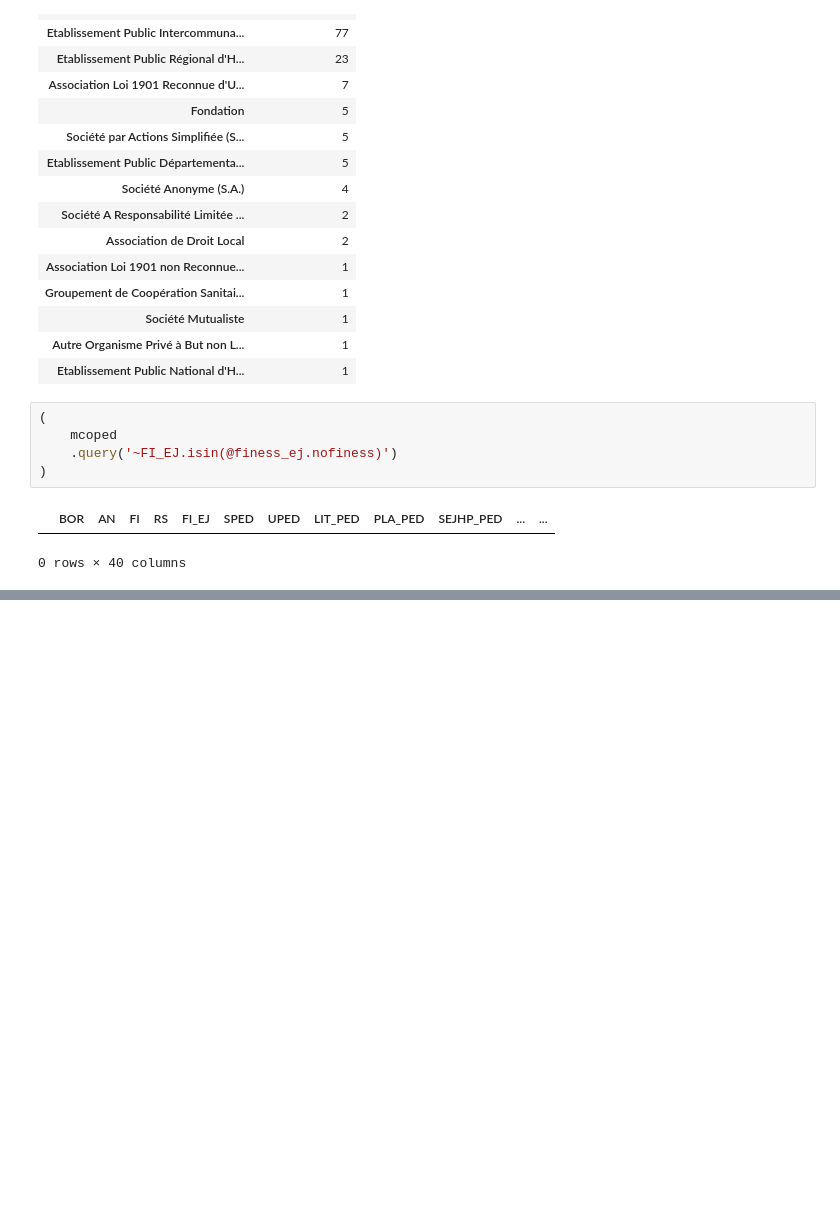
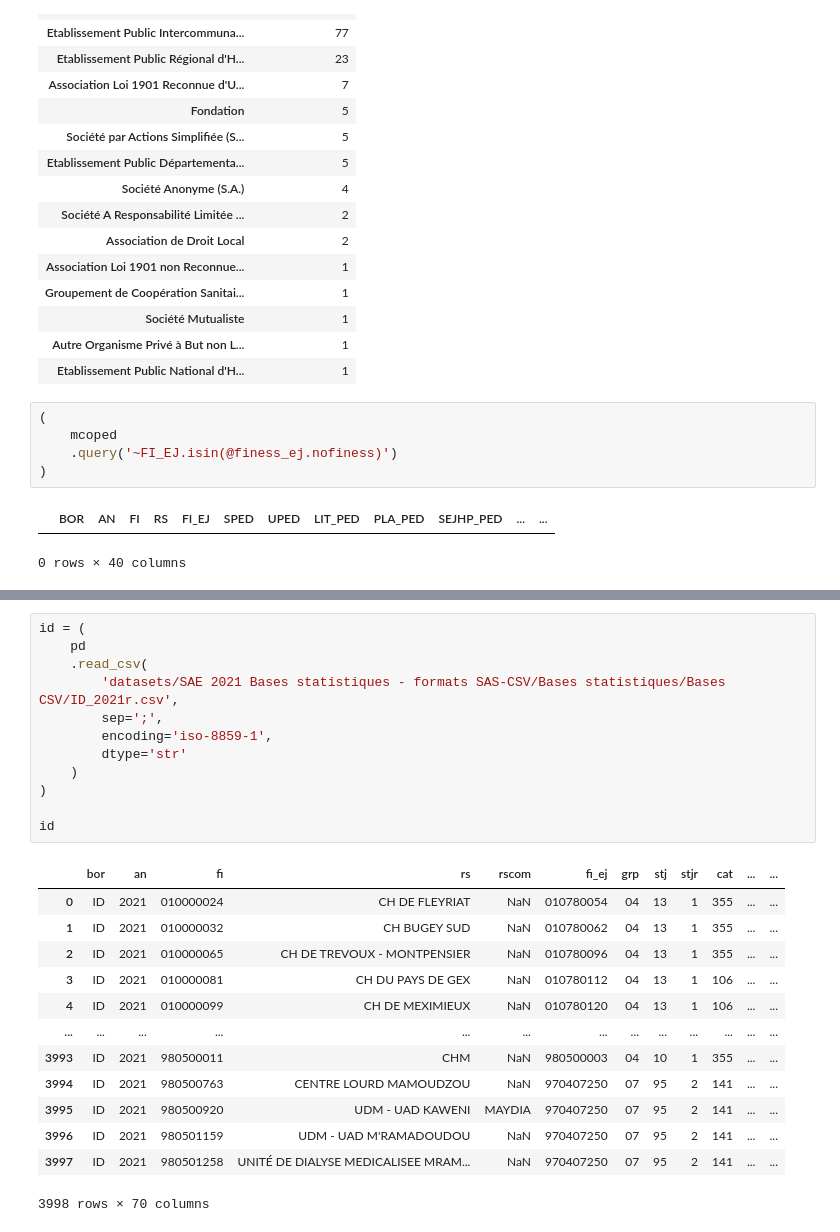
Before and after one commit to taniki/notebooks, a Jupyter notebook: finess/prep_sae.ipynb, the cells around one changed output, grey strips where cells are left out. Drawn from its saved outputs; the diff is of its cells as text; blank space fills up the shorter version.

```diff
--- a/finess/prep_sae.ipynb
+++ b/finess/prep_sae.ipynb
@@ -148,0 +265,26 @@ finess_ej
+# %%
+id = (
+    pd
+    .read_csv(
+        'datasets/SAE 2021 Bases statistiques - formats SAS-CSV/Bases statistiques/Bases CSV/ID_2021r.csv',
+        sep=';',
+        encoding='iso-8859-1',
+        dtype='str'
+    )
+)
+
+id
+# %% [output]
+|  | bor | an | fi | rs | rscom | fi_ej | grp | stj | stjr | cat | ... | ... |
+| 0 | ID | 2021 | 010000024 | CH DE FLEYRIAT | NaN | 010780054 | 04 | 13 | 1 | 355 | ... | ... |
+| 1 | ID | 2021 | 010000032 | CH BUGEY SUD | NaN | 010780062 | 04 | 13 | 1 | 355 | ... | ... |
+| 2 | ID | 2021 | 010000065 | CH DE TREVOUX - MONTPENSIER | NaN | 010780096 | 04 | 13 | 1 | 355 | ... | ... |
+| 3 | ID | 2021 | 010000081 | CH DU PAYS DE GEX | NaN | 010780112 | 04 | 13 | 1 | 106 | ... | ... |
+| 4 | ID | 2021 | 010000099 | CH DE MEXIMIEUX | NaN | 010780120 | 04 | 13 | 1 | 106 | ... | ... |
+| ... | ... | ... | ... | ... | ... | ... | ... | ... | ... | ... | ... | ... |
+| 3993 | ID | 2021 | 980500011 | CHM | NaN | 980500003 | 04 | 10 | 1 | 355 | ... | ... |
+| 3994 | ID | 2021 | 980500763 | CENTRE LOURD MAMOUDZOU | NaN | 970407250 | 07 | 95 | 2 | 141 | ... | ... |
+| 3995 | ID | 2021 | 980500920 | UDM - UAD KAWENI | MAYDIA | 970407250 | 07 | 95 | 2 | 141 | ... | ... |
+| 3996 | ID | 2021 | 980501159 | UDM - UAD M'RAMADOUDOU | NaN | 970407250 | 07 | 95 | 2 | 141 | ... | ... |
+| 3997 | ID | 2021 | 980501258 | UNITÉ DE DIALYSE MEDICALISEE MRAM... | NaN | 970407250 | 07 | 95 | 2 | 141 | ... | ... |
+3998 rows × 70 columns
```
Also changed, not shown: parts of 7 cells of this notebook.
